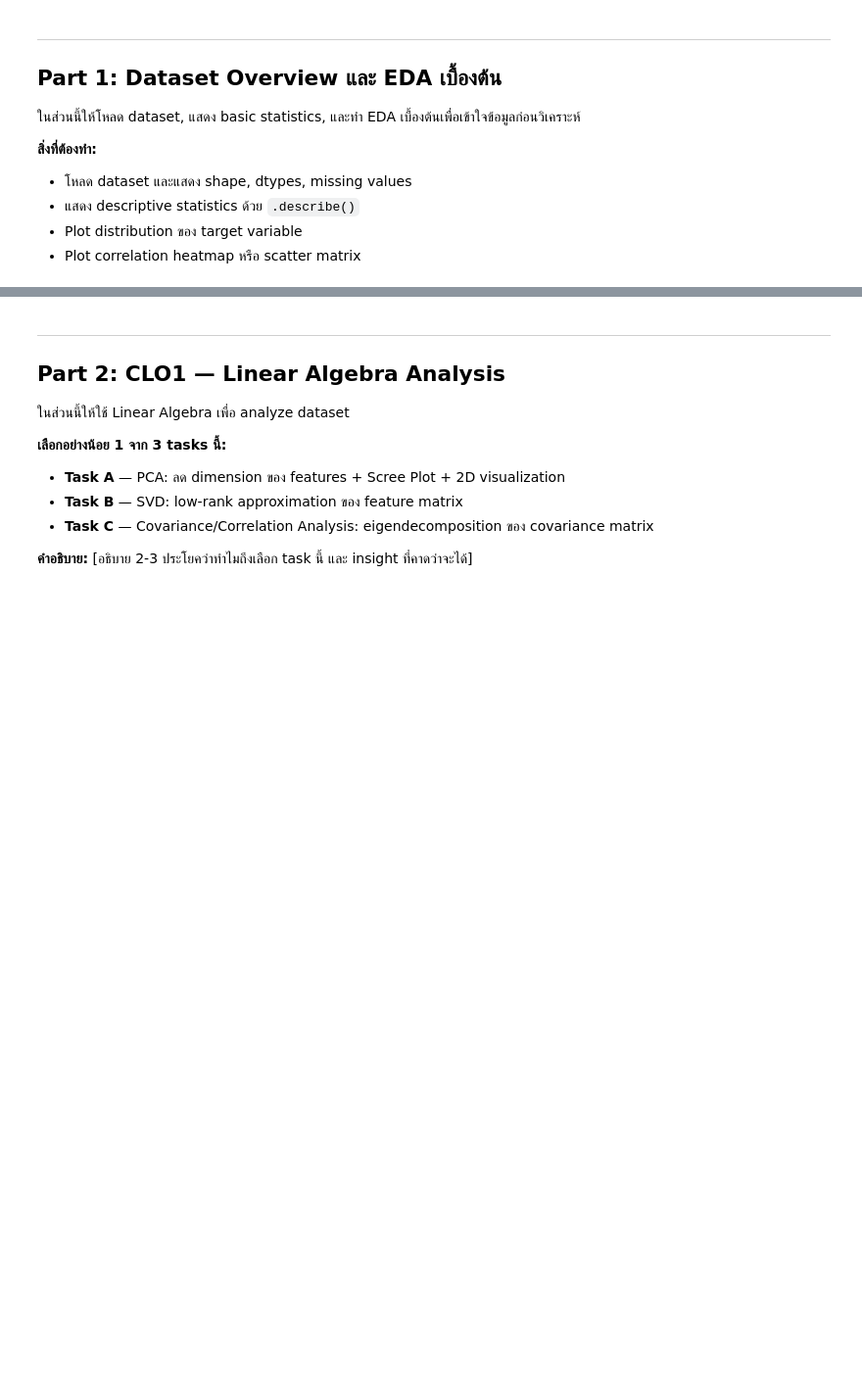
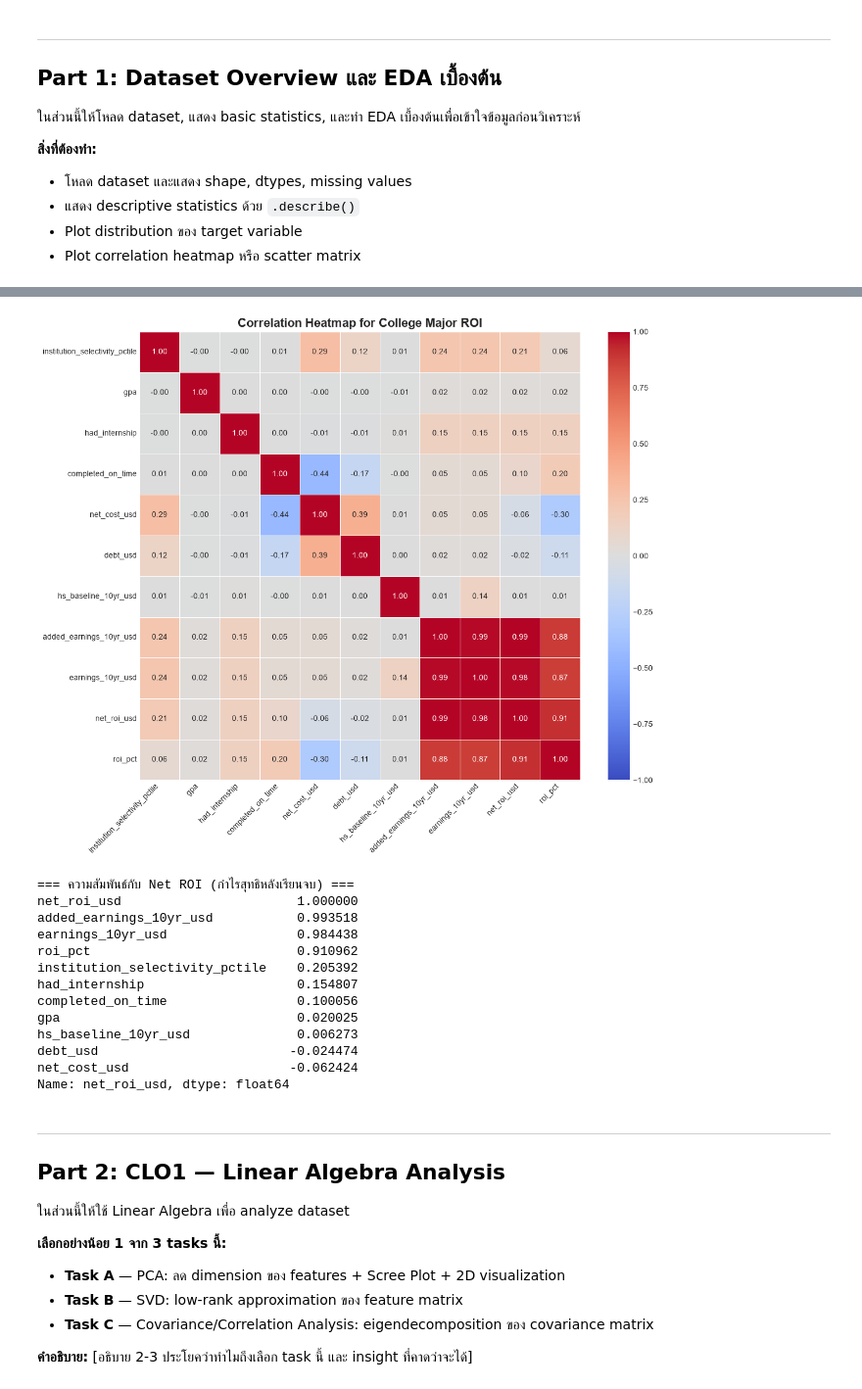
Before and after one commit to Thanawattho68-bit/Math-Project-1-26, a Jupyter notebook: lab15_project_template.ipynb, the cells around one changed output, grey strips where cells are left out. Shown at 98% size. Drawn from its saved outputs; the diff is of its cells as text; code cells hidden in the pictures; blank space fills up the shorter version.

Commit message:
college_major_roi

```diff
--- a/lab15_project_template.ipynb
+++ b/lab15_project_template.ipynb
@@ -50,10 +52,10 @@ print('Ready.')
 # วัตถุประสงค์: เข้าใจโครงสร้างของข้อมูลก่อนวิเคราะห์
 
 # TODO: แทนที่ด้วย path หรือวิธีโหลด dataset ของคุณ
-# df = pd.read_csv('your_dataset.csv')
+df = pd.read_csv('college_major_roi.csv')
 
 # แสดงข้อมูลพื้นฐาน
-# print(f'Shape: {df.shape}')
-# print(f'Columns: {df.columns.tolist()}')
-# print(f'Missing values:\n{df.isnull().sum()}')
-# df.head()
+print(f'Shape: {df.shape}')
+print(f'Columns: {df.columns.tolist()}')
+print(f'Missing values:\n{df.isnull().sum()}')
+df.head()
@@ -60,3 +86,42 @@ print('Ready.')
+# %%
+import pandas as pd
+import matplotlib.pyplot as plt
+import seaborn as sns
+
+numeric_df = df.select_dtypes(include=['int64', 'float64']).drop(columns=['high_roi', 'positive_roi'], errors='ignore')
+
+plt.figure(figsize=(12, 10))
+corr_matrix = numeric_df.corr()
+
+sns.heatmap(corr_matrix,
+            annot=True,
+            cmap='coolwarm',
+            fmt=".2f",
+            vmin=-1, vmax=1,
+            linewidths=0.5)
+
+plt.title('Correlation Heatmap for College Major ROI', fontsize=16, fontweight='bold')
+plt.xticks(rotation=45, ha='right')
+plt.tight_layout()
+plt.show()
+
+print("=== ความสัมพันธ์กับ Net ROI (กำไรสุทธิหลังเรียนจบ) ===")
+print(corr_matrix['net_roi_usd'].sort_values(ascending=False))
+# %% [output]
+[figure, added]
+=== ความสัมพันธ์กับ Net ROI (กำไรสุทธิหลังเรียนจบ) ===
+net_roi_usd                       1.000000
+added_earnings_10yr_usd           0.993518
+earnings_10yr_usd                 0.984438
+roi_pct                           0.910962
+institution_selectivity_pctile    0.205392
+had_internship                    0.154807
+completed_on_time                 0.100056
+gpa                               0.020025
+hs_baseline_10yr_usd              0.006273
+debt_usd                         -0.024474
+net_cost_usd                     -0.062424
+Name: net_roi_usd, dtype: float64
 # %%
 # ─── Descriptive Statistics + Visualization ───────────────────────
 # วัตถุประสงค์: ดูภาพรวมของข้อมูล
```
Also changed, not shown: parts of 2 cells of this notebook, 1 other file.
